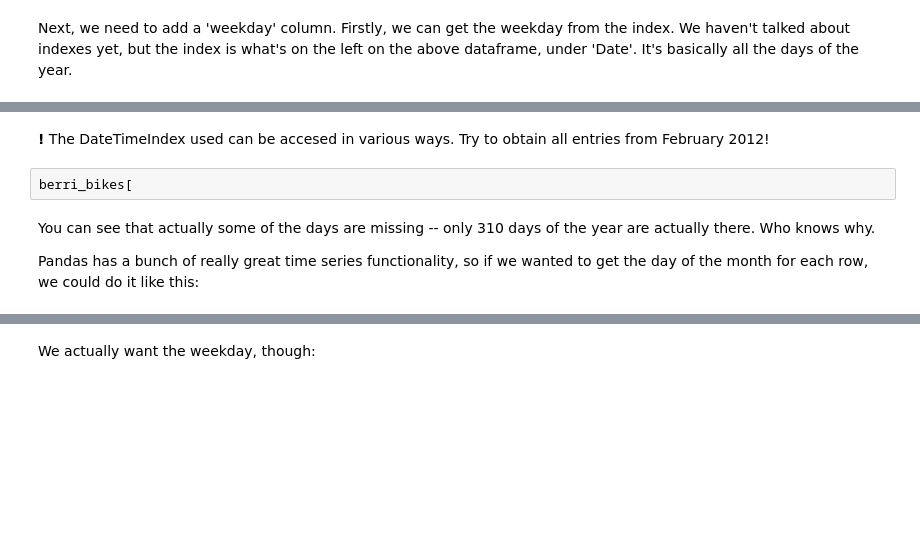
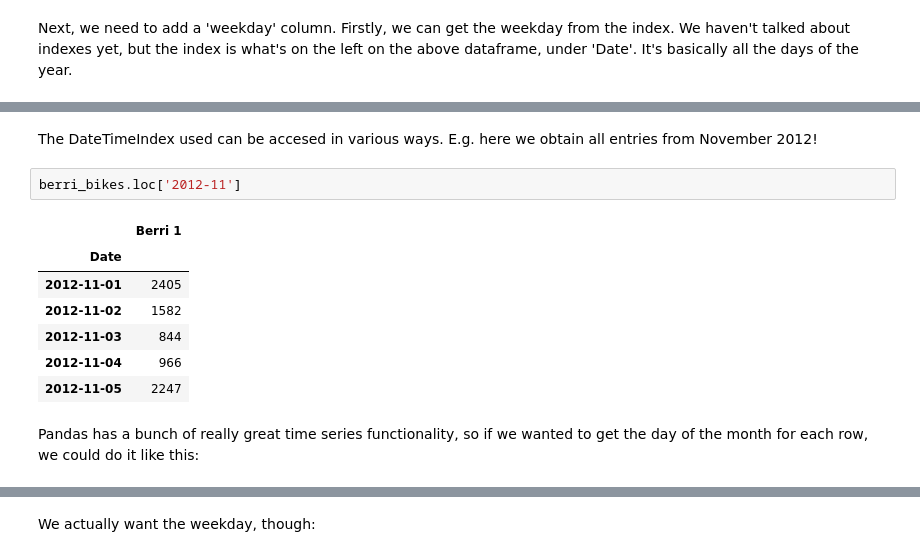
Before and after one commit to bensn131/pandas-cookbook, a Jupyter notebook: cookbook/Chapter 4 - Find out on which weekday people bike the most with groupby and aggregate.ipynb, the cells around one changed output, grey strips where cells are left out. Cells and saved outputs as stored; diff of their text form; blank space fills up the shorter version.

```diff
--- a/cookbook/Chapter 4 - Find out on which weekday people bike the most with groupby and aggregate.ipynb
+++ b/cookbook/Chapter 4 - Find out on which weekday people bike the most with groupby and aggregate.ipynb
@@ -37,10 +52,17 @@ berri_bikes.index
 # %% [markdown]
-**!** The DateTimeIndex used can be accesed in various ways. Try to obtain all entries from  February 2012!
+The DateTimeIndex used can be accesed in various ways.
+E.g. here we obtain all entries from  November 2012!
-# %%
-berri_bikes[
+# %%
+berri_bikes.loc['2012-11']
+# %% [output]
+|  | Berri 1 |
+| Date |  |
+| 2012-11-01 | 2405 |
+| 2012-11-02 | 1582 |
+| 2012-11-03 | 844 |
+| 2012-11-04 | 966 |
+| 2012-11-05 | 2247 |
 # %% [markdown]
-You can see that actually some of the days are missing -- only 310 days of the year are actually there. Who knows why.
-
 Pandas has a bunch of really great time series functionality, so if we wanted to get the day of the month for each row, we could do it like this:
 # %%
 berri_bikes.index.day
```
Also changed, not shown: parts of 15 cells of this notebook, 10 other files.
